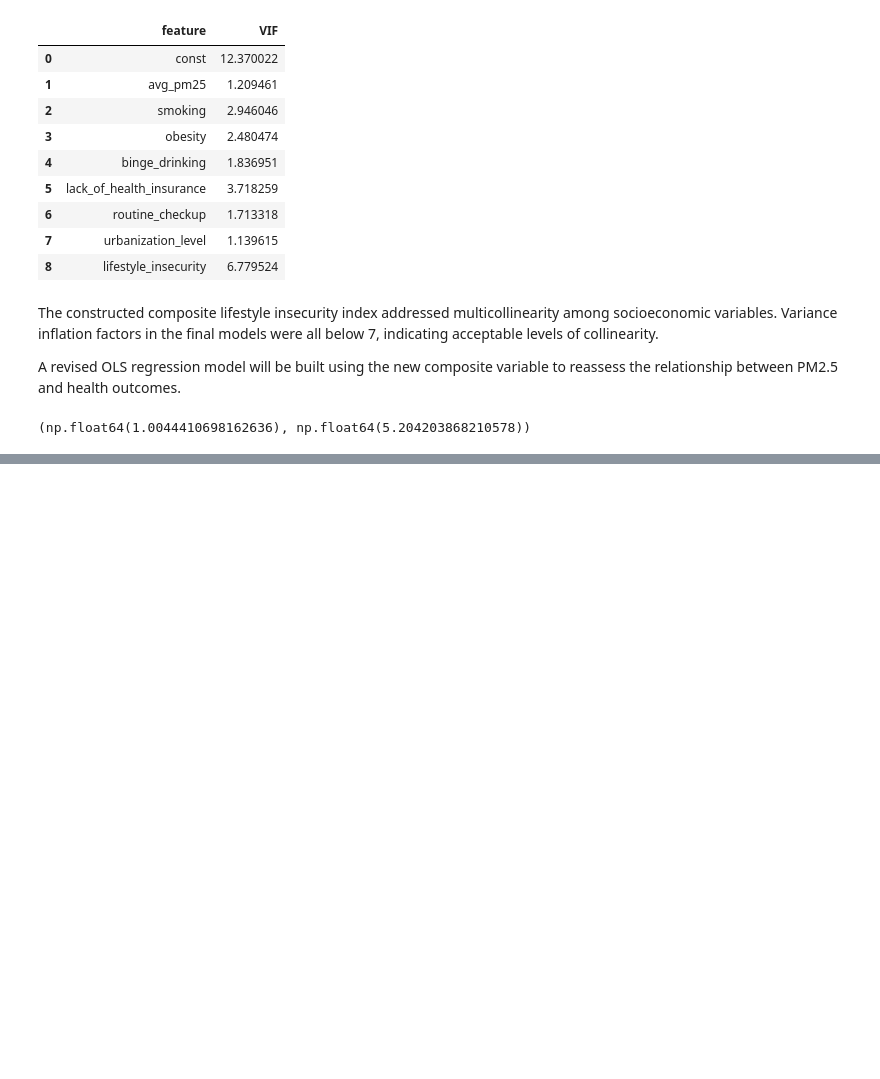
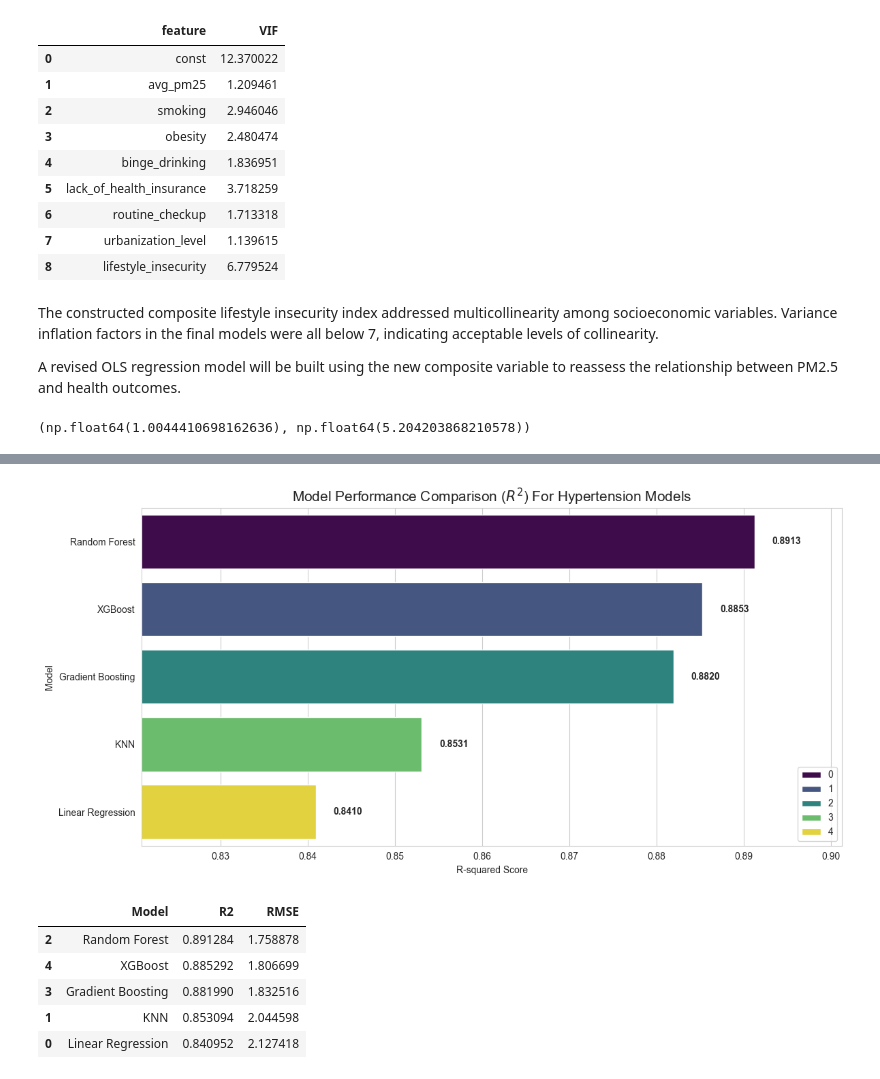
Before and after one commit to ahmetvkrt/pm25-diabetes-hypertension, a Jupyter notebook: ml_models.ipynb, the cells around one changed output, grey strips where cells are left out. Drawn from its saved outputs; the diff is of its cells as text; code cells hidden in the pictures; blank space fills up the shorter version.

```diff
--- a/ml_models.ipynb
+++ b/ml_models.ipynb
@@ -365,0 +630,40 @@ The revised regression results indicate that after addressing multicollinearity,
+# %%
+# Collect all model predictions for hypertension
+hypertension_models = {
+    "Linear Regression": hypertension_lr_model.predict(X_test_scaled),
+    "KNN": hypertension_knn_grid.predict(X_test_scaled),
+    "Random Forest": hypertension_rf_grid.predict(X_test),
+    "Gradient Boosting": hypertension_gb_model.predict(X_test),
+    "XGBoost": hypertension_xgb_grid.predict(X_test)
+}
+
+# Calculate R2 and RMSE for each
+hypertension_results = []
+for name, preds in hypertension_models.items():
+    r2 = r2_score(y_test["hypertension"], preds)
+    rmse = np.sqrt(mean_squared_error(y_test["hypertension"], preds))
+    hypertension_results.append({"Model": name, "R2": r2, "RMSE": rmse})
+hypertension_results_df = pd.DataFrame(hypertension_results).sort_values(by='R2', ascending=False)
+
+# Barplot for R2
+plt.figure(figsize=(12, 6))
+sns.set_style("whitegrid")
+sns.barplot(x='R2', y='Model', data=hypertension_results_df, palette='viridis', hue=range(len(hypertension_results_df)))
+plt.title("Model Performance Comparison ($R^2$) For Hypertension Models", fontsize=15)
+plt.xlabel("R-squared Score")
+plt.xlim(min(hypertension_results_df['R2']) - 0.02, max(hypertension_results_df['R2']) + 0.01)
+for i, val in enumerate(hypertension_results_df['R2']):
+    plt.text(val + 0.002, i, f"{val:.4f}", va='center', fontweight='bold')
+plt.tight_layout()
+plt.show()
+
+# Display the sorted table
+display(hypertension_results_df)
+# %% [output]
+[figure, added]
+|  | Model | R2 | RMSE |
+| 2 | Random Forest | 0.891284 | 1.758878 |
+| 4 | XGBoost | 0.885292 | 1.806699 |
+| 3 | Gradient Boosting | 0.881990 | 1.832516 |
+| 1 | KNN | 0.853094 | 2.044598 |
+| 0 | Linear Regression | 0.840952 | 2.127418 |
```
Also changed, not shown: parts of 38 cells of this notebook, 2 other files.
